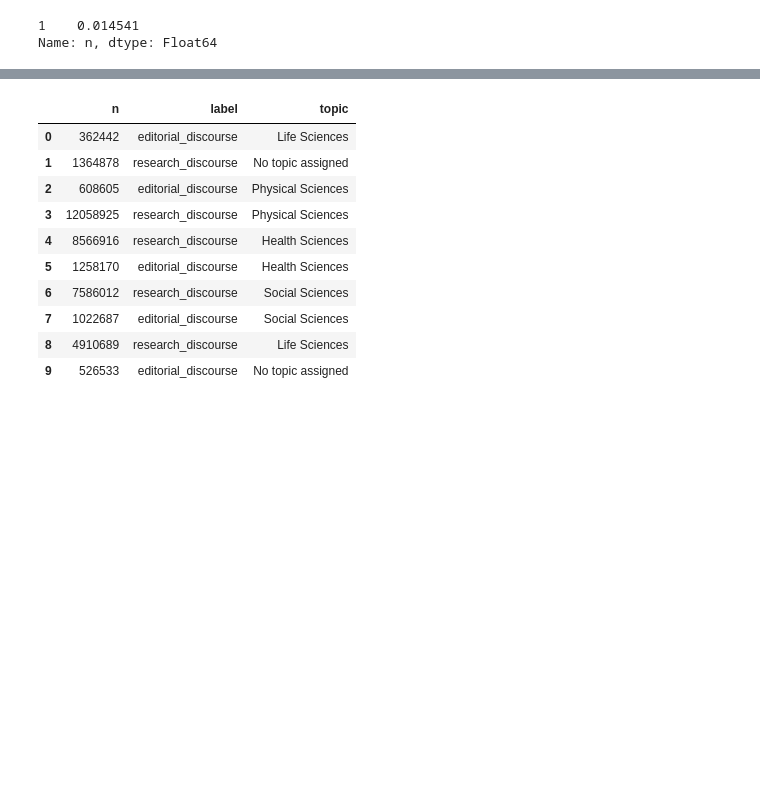
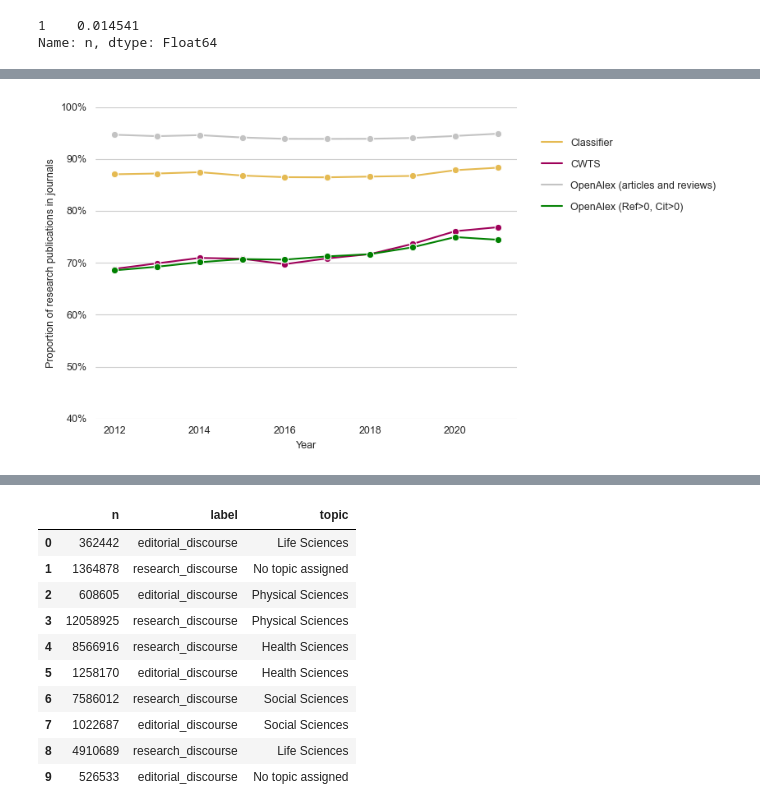
Before and after one commit to naustica/openalex_doctypes, a Jupyter notebook: classifier/review_classifier.ipynb, the cells around one changed output, grey strips where cells are left out. Saved outputs shown, nothing was run; the diff lists cells and outputs as text; code cells hidden in the pictures; blank space fills up the shorter version.

```diff
--- a/classifier/review_classifier.ipynb
+++ b/classifier/review_classifier.ipynb
@@ -202,0 +273,69 @@ fig.savefig(f'media/oal_cwts_comparison.png', format='png', bbox_inches='tight',
+# %%
+df_oal_2012_2021_all_core = client.query(f"""
+                                          SELECT COUNT(DISTINCT(oal.doi)) AS n, publication_year
+                                          FROM {openalex_snapshot} AS oal
+                                          LEFT JOIN {openalex_sources} AS sources
+                                              ON primary_location.source.id = sources.id
+                                          WHERE sources.type = 'journal' AND sources.is_core=TRUE
+                                              AND publication_year BETWEEN 2012 AND 2021
+                                          GROUP BY publication_year
+                                          ORDER BY publication_year DESC
+                                          """).to_dataframe()
+# %%
+df_cwts_2012_2021_core['prop'] = df_cwts_2012_2021_core['n'] / df_oal_2012_2021_all_core['n']
+df_doi_2012_2021_core['prop'] = df_doi_2012_2021_core['n'] / df_oal_2012_2021_all_core['n']
+df_oal_2012_2021_core['prop'] = df_oal_2012_2021_core['n'] / df_oal_2012_2021_all_core['n']
+df_oal_2012_2021_baseline_core['prop'] = df_oal_2012_2021_baseline_core['n'] / df_oal_2012_2021_all_core['n']
+# %%
+fig, ax = plt.subplots(figsize=(6,4.5))
+plt.box(False)
+
+sns.lineplot(data=df_doi_2012_2021_core,
+             x='publication_year',
+             y='prop',
+             color='#E5BA52',
+             marker='o',
+             ax=ax)
+
+sns.lineplot(data=df_cwts_2012_2021_core,
+             x='publication_year',
+             y='prop',
+             color='#9e0059',
+             marker='o',
+             ax=ax)
+
+sns.lineplot(data=df_oal_2012_2021_core,
+             x='publication_year',
+             y='prop',
+             color='#c3c3c3',
+             marker='o',
+             ax=ax)
+
+sns.lineplot(data=df_oal_2012_2021_baseline_core,
+             x='publication_year',
+             y='prop',
+             color='green',
+             marker='o',
+             ax=ax)
+
+#ax.yaxis.set_major_formatter(mtick.StrMethodFormatter('{x:,.0f}'))
+ax.yaxis.set_major_formatter(mtick.PercentFormatter(1.0))
+ax.grid(False, which='both', axis='x')
+ax.set(xlabel='Year', ylabel='Proportion of research publications in journals')
+
+ax.set_ylim(0.4, 1)
+
+clas_patch = Line2D([0], [0], color='#E5BA52', label='Classifier')
+cwts_patch = Line2D([0], [0], color='#9e0059', label='CWTS')
+oal_patch = Line2D([0], [0], color='#c3c3c3', label='OpenAlex (articles and reviews)')
+oal_baseline_patch = Line2D([0], [0], color='green', label='OpenAlex (Ref>0, Cit>0)')
+
+lgd = fig.legend(handles=[clas_patch, cwts_patch, oal_patch, oal_baseline_patch], frameon=False,
+                 bbox_to_anchor=(1.4, 0.9), labelspacing=1.1)
+
+plt.tight_layout()
+
+plt.show()
+fig.savefig(f'media/oal_cwts_comparison_core.png', format='png', bbox_inches='tight', dpi=500)
+# %% [output]
+[figure, added]
```
Also changed, not shown: parts of 29 cells of this notebook, 7 other files.
